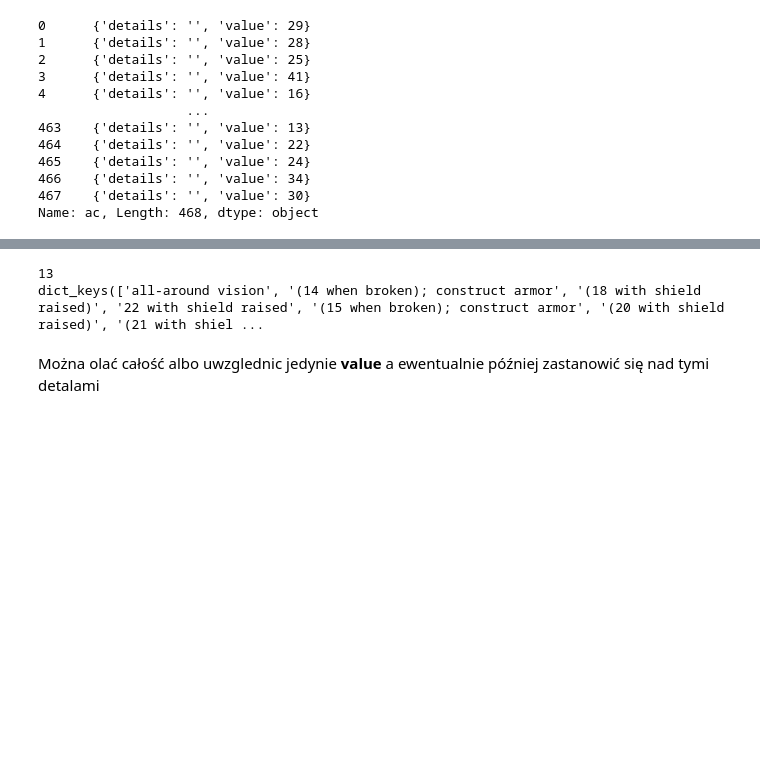
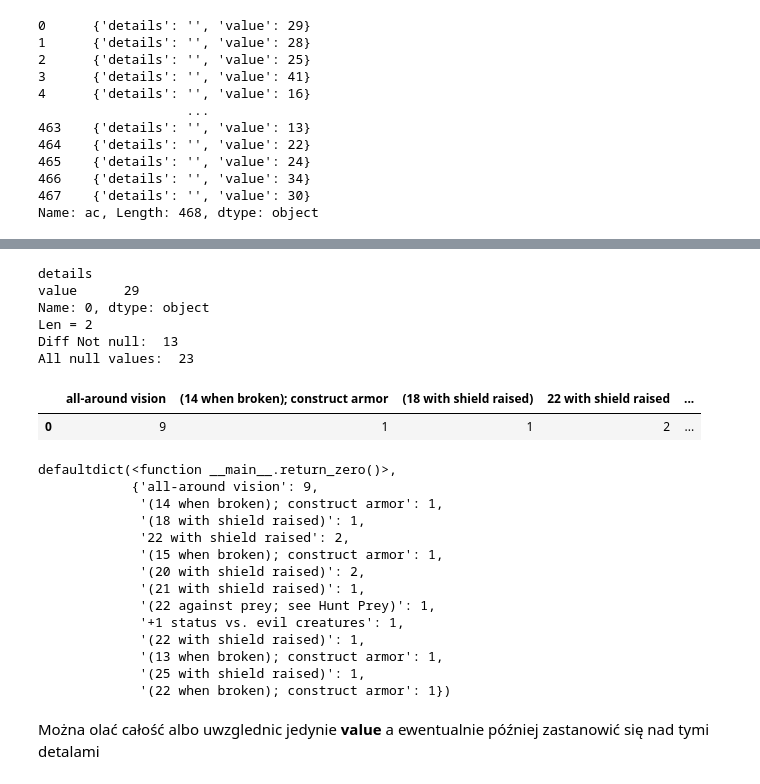
Before and after one commit to Paulina100/ML-for-TTRPG-game-design, a Jupyter notebook: Pathfinder_system.ipynb, the cells around one changed output, grey strips where cells are left out. Cells and saved outputs as stored; diff of their text form; code cells hidden in the pictures; blank space fills up the shorter version.

Commit message:
small changes and more functions

```diff
--- a/Pathfinder_system.ipynb
+++ b/Pathfinder_system.ipynb
@@ -189,6 +186,0 @@ for k, i in attributes_ac_details.items():
-# %%
-print(len(ac_dict))
-print(ac_dict.keys())
-# %% [output]
-13
-dict_keys(['all-around vision', '(14 when broken); construct armor', '(18 with shield raised)', '22 with shield raised', '(15 when broken); construct armor', '(20 with shield raised)', '(21 with shiel ...
@@ -195,3 +205,28 @@ dict_keys(['all-around vision', '(14 when broken); construct armor', '(18 with s
+# %%
+check_not_null_val(pd.DataFrame(data=unpack_column(attributes, "ac")), "details")
+# %% [output]
+details
+value      29
+Name: 0, dtype: object
+Len = 2
+Diff Not null:  13
+All null values:  23
+|  | all-around vision | (14 when broken); construct armor | (18 with shield raised) | 22 with shield raised | ... |
+| 0 | 9 | 1 | 1 | 2 | ... |
+defaultdict(<function __main__.return_zero()>,
+            {'all-around vision': 9,
+             '(14 when broken); construct armor': 1,
+             '(18 with shield raised)': 1,
+             '22 with shield raised': 2,
+             '(15 when broken); construct armor': 1,
+             '(20 with shield raised)': 2,
+             '(21 with shield raised)': 1,
+             '(22 against prey; see Hunt Prey)': 1,
+             '+1 status vs. evil creatures': 1,
+             '(22 with shield raised)': 1,
+             '(13 when broken); construct armor': 1,
+             '(25 with shield raised)': 1,
+             '(22 when broken); construct armor': 1})
 # %% [markdown]
 Można olać całość albo uwzglednic jedynie **value** a ewentualnie później zastanowić się nad tymi detalami
 # %% [markdown]
```
Also changed, not shown: parts of 20 cells of this notebook.
